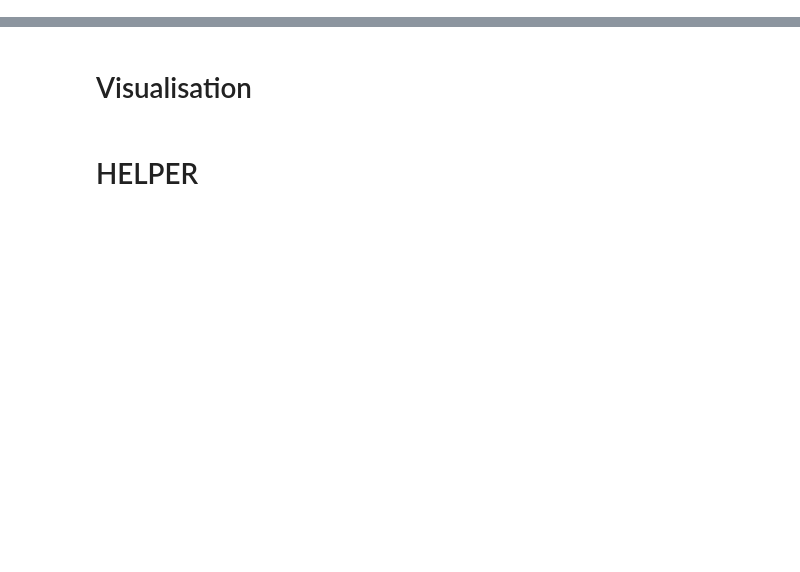
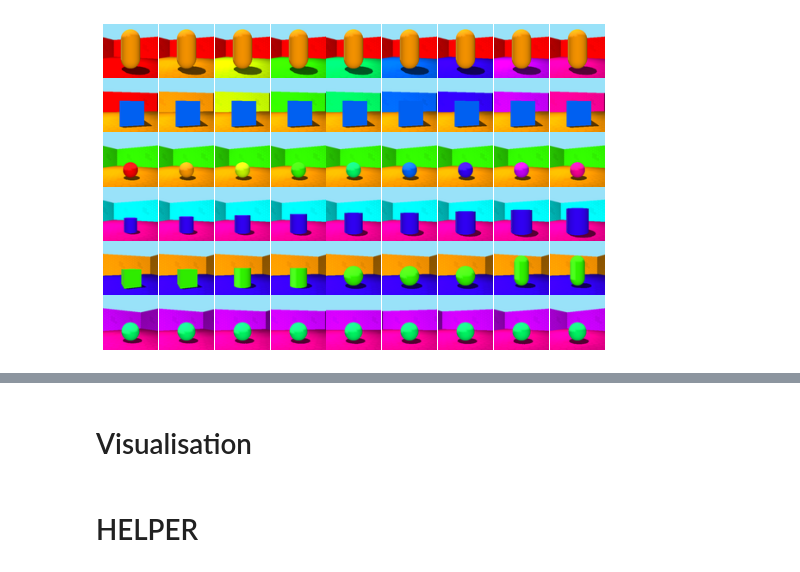
Before and after one commit to nmichlo/disent, a Jupyter notebook: main.ipynb, the cells around one changed output, grey strips where cells are left out. Drawn from its saved outputs; the diff is of its cells as text; code cells hidden in the pictures; blank space fills up the shorter version.

```diff
--- a/main.ipynb
+++ b/main.ipynb
@@ -11,0 +16,5 @@ import os
+# %%
+images = visualise_get_still_images('3dshapes', 9)
+fig, axs = plt_images_grid(images, figsize_ratio=1)
+# %% [output]
+[figure, added]
```
Also changed, not shown: parts of 9 cells of this notebook.
